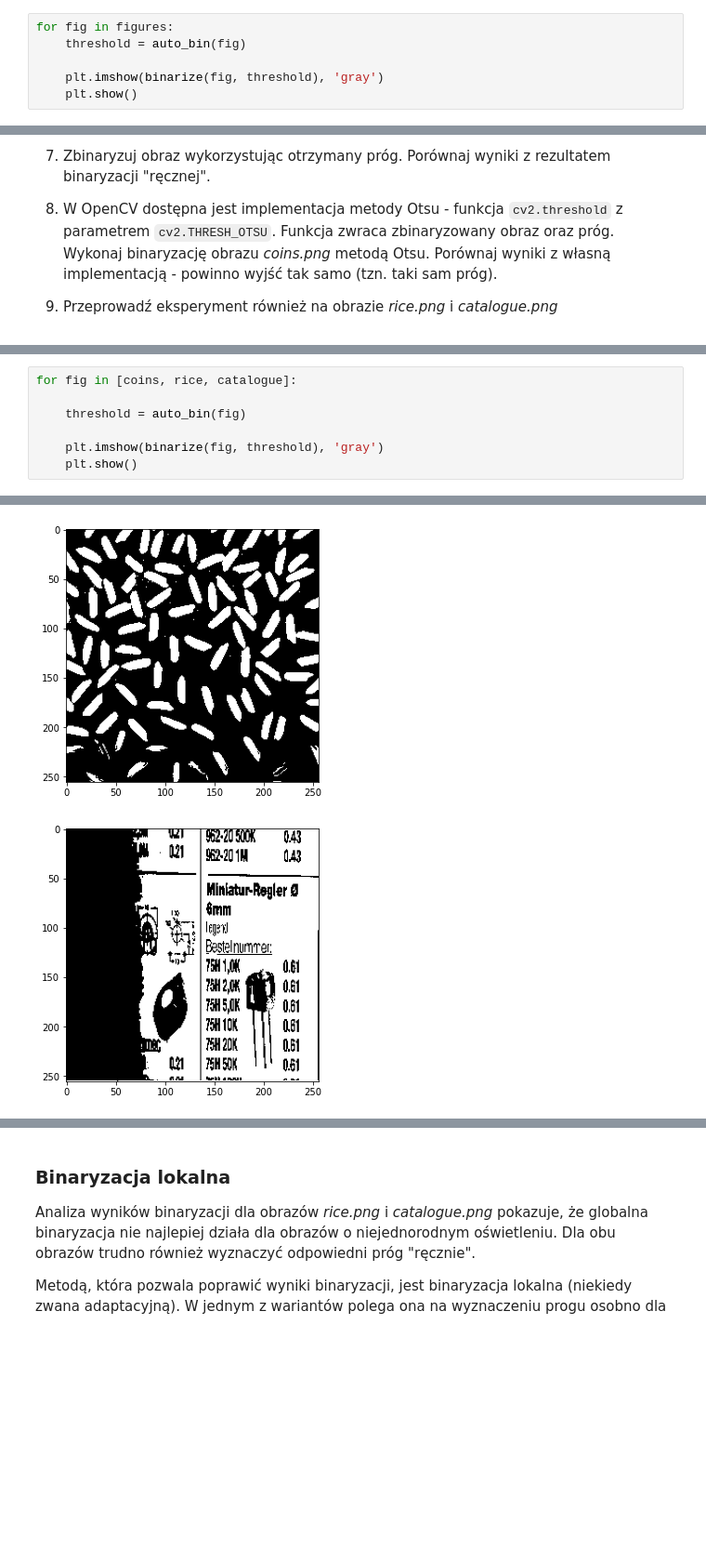
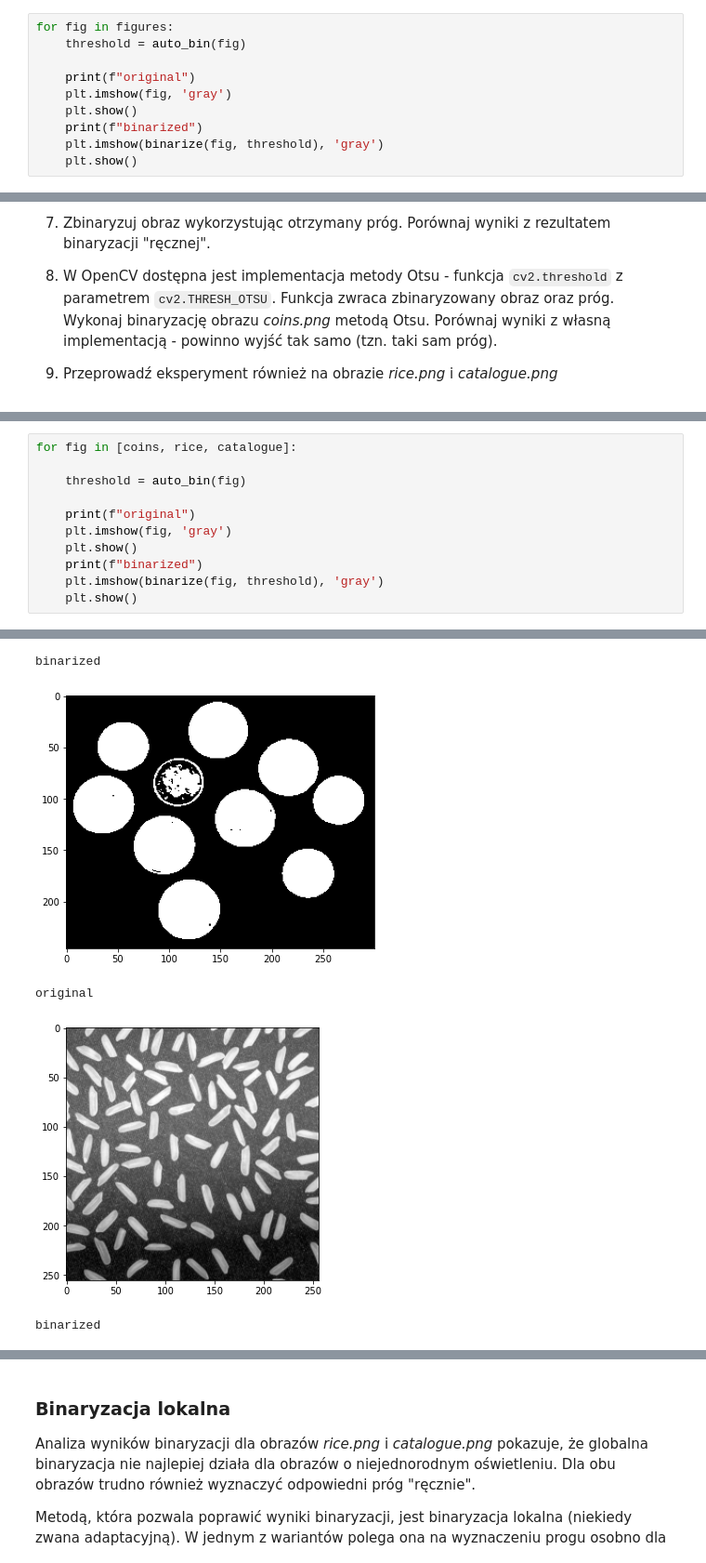
Before and after one commit to RysiekPrecikowski/WDCPO, a Jupyter notebook: lab4.ipynb, the cells around one changed output, grey strips where cells are left out. Shown at 93% size. Cells and saved outputs as stored; diff of their text form; blank space fills up the shorter version.

```diff
--- a/lab4.ipynb
+++ b/lab4.ipynb
@@ -273,6 +273,10 @@ plt.show()
 for fig in figures:
     threshold = auto_bin(fig)
 
+    print(f"original")
+    plt.imshow(fig, 'gray')
+    plt.show()
+    print(f"binarized")
     plt.imshow(binarize(fig, threshold), 'gray')
     plt.show()
 # %% [output]
@@ -409,6 +419,10 @@ for fig in [coins, rice, catalogue]:
 
     threshold = auto_bin(fig)
 
+    print(f"original")
+    plt.imshow(fig, 'gray')
+    plt.show()
+    print(f"binarized")
     plt.imshow(binarize(fig, threshold), 'gray')
     plt.show()
 # %% [output]
@@ -416,2 +431,5 @@ for fig in [coins, rice, catalogue]:
+binarized
-[figure, old version]
+[figure, new version]
+original
-[figure, old version]
+[figure, new version]
+binarized
```
Also changed, not shown: parts of 10 cells of this notebook, 1 other file.
